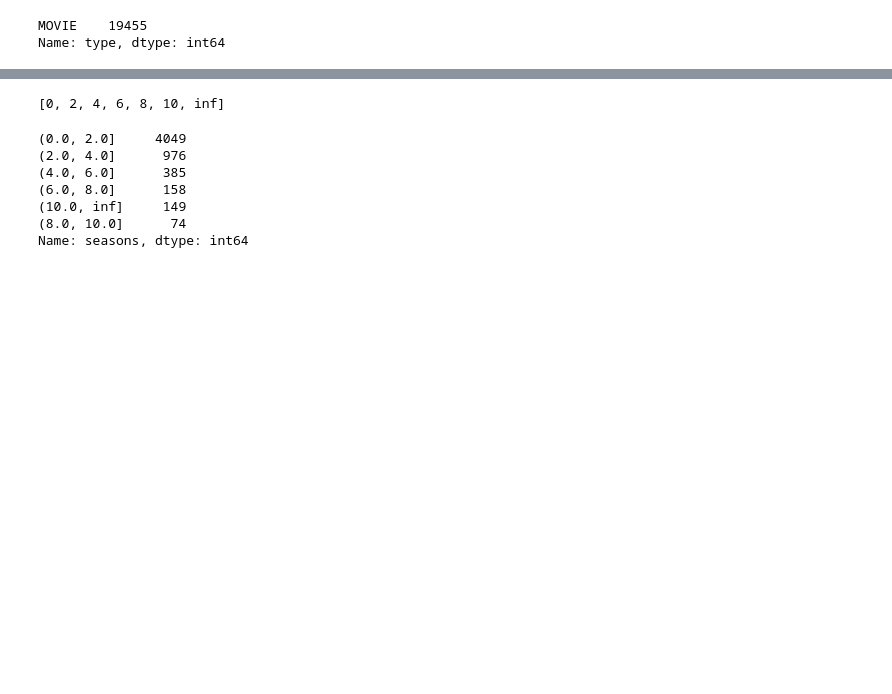
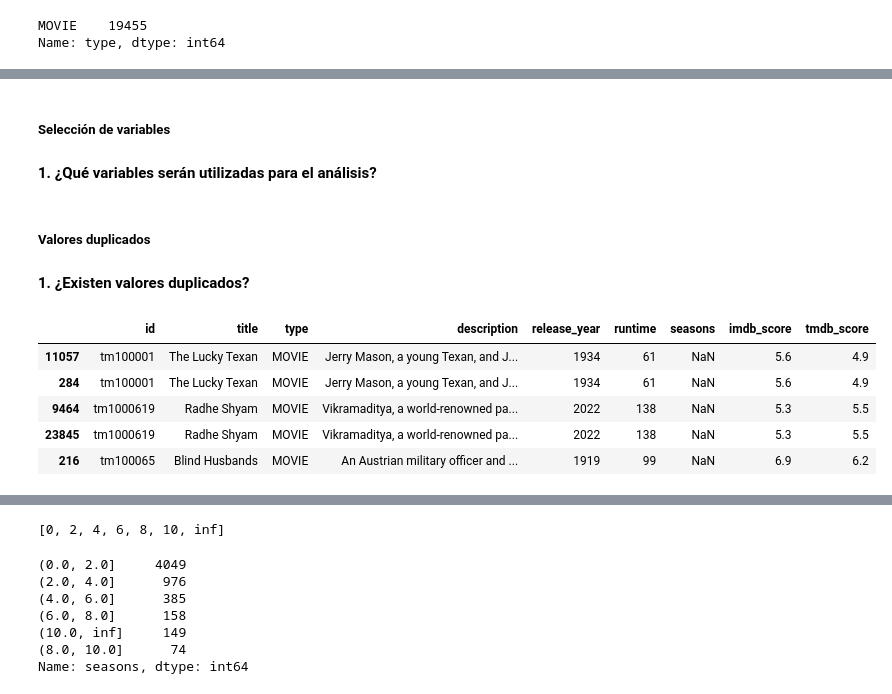
Before and after one commit to charliebrown007/05-Case_Analysis, a Jupyter notebook: 8. Movies and shows/Movies and shows.ipynb, the cells around one changed output, grey strips where cells are left out. Saved outputs shown, nothing was run; the diff lists cells and outputs as text; code cells hidden in the pictures; blank space fills up the shorter version.

```diff
--- a/8. Movies and shows/Movies and shows.ipynb
+++ b/8. Movies and shows/Movies and shows.ipynb
@@ -116,0 +110,4 @@ df2.columns
+# %% [markdown]
+##### Selección de variables
+# %% [markdown]
+**1. ¿Qué variables serán utilizadas para el análisis?**
@@ -116,0 +117,17 @@ df2.columns
+# %% [markdown]
+##### Valores duplicados
+# %% [markdown]
+**1. ¿Existen valores duplicados?**
+# %%
+# Nombres de columnas a comparar
+# aux = list(set(df2.columns) - set(['platform']))
+
+# Muestra e duplicados
+df2[df2.duplicated(keep = False)].sort_values(by = 'id', ascending = True).head()
+# %% [output]
+|  | id | title | type | description | release_year | runtime | seasons | imdb_score | tmdb_score |
+| 11057 | tm100001 | The Lucky Texan | MOVIE | Jerry Mason, a young Texan, and J... | 1934 | 61 | NaN | 5.6 | 4.9 |
+| 284 | tm100001 | The Lucky Texan | MOVIE | Jerry Mason, a young Texan, and J... | 1934 | 61 | NaN | 5.6 | 4.9 |
+| 9464 | tm1000619 | Radhe Shyam | MOVIE | Vikramaditya, a world-renowned pa... | 2022 | 138 | NaN | 5.3 | 5.5 |
+| 23845 | tm1000619 | Radhe Shyam | MOVIE | Vikramaditya, a world-renowned pa... | 2022 | 138 | NaN | 5.3 | 5.5 |
+| 216 | tm100065 | Blind Husbands | MOVIE | An Austrian military officer and ... | 1919 | 99 | NaN | 6.9 | 6.2 |
```
Also changed, not shown: parts of 19 cells of this notebook.
